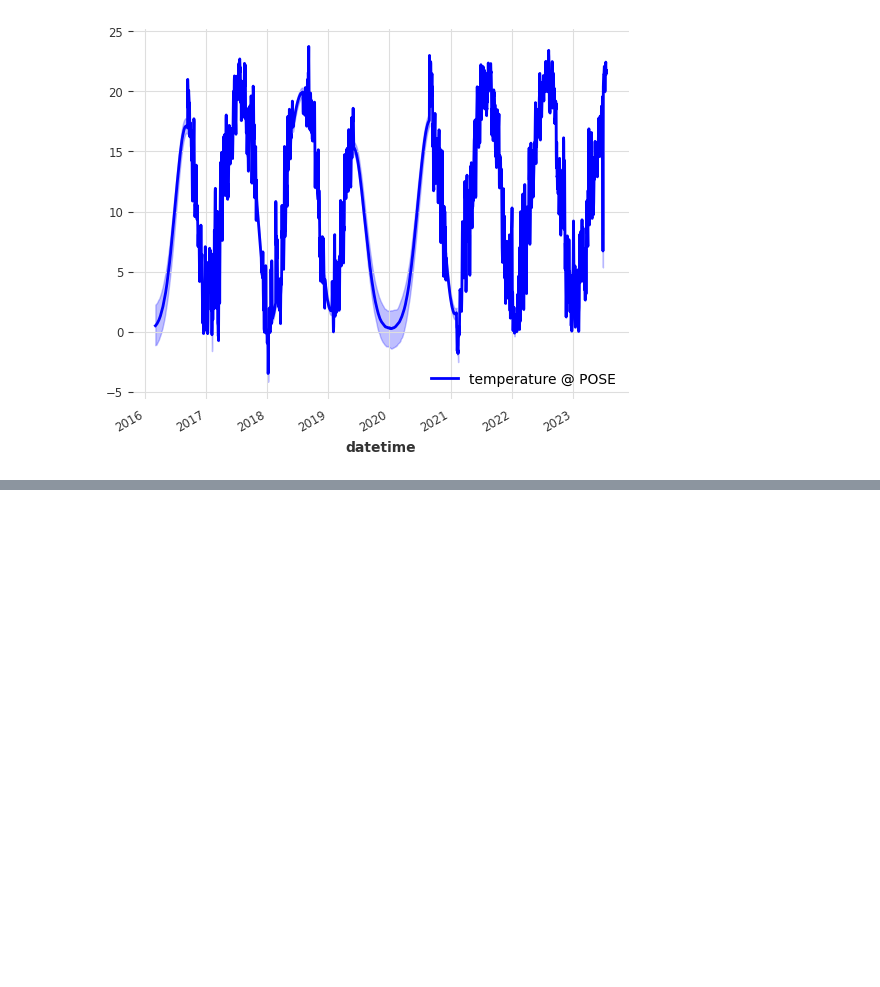
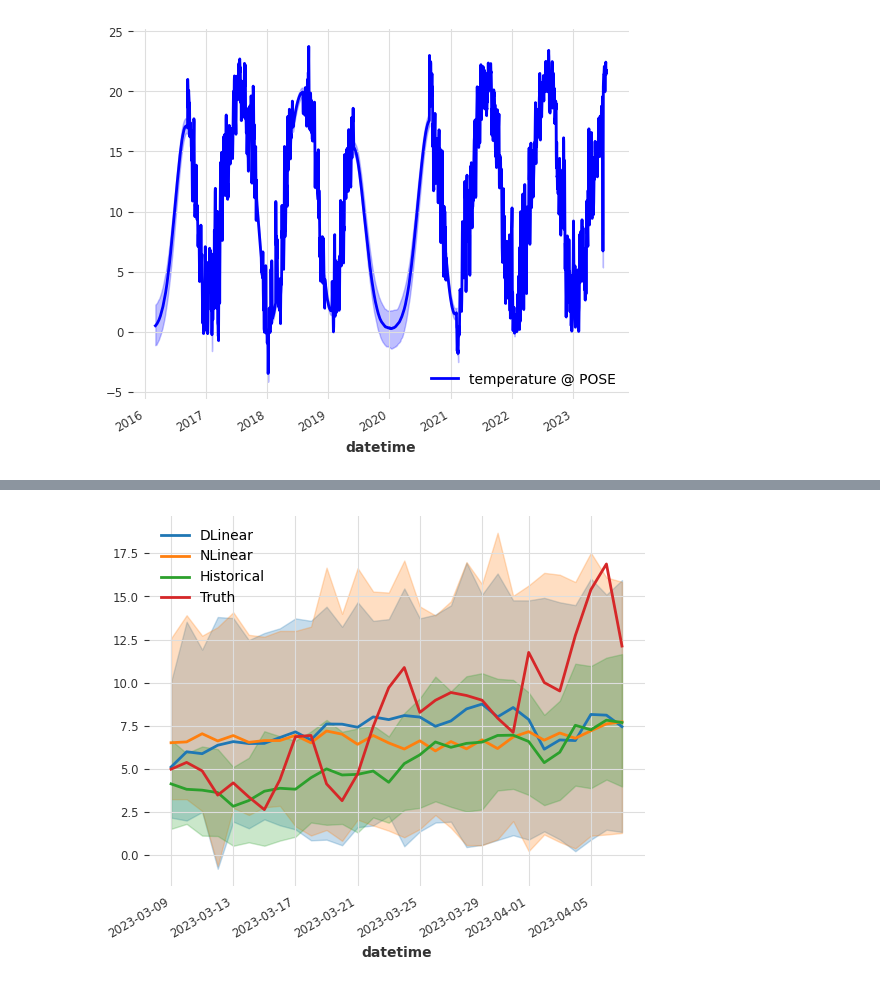
Before and after one commit to boettiger-lab/neon4cast-darts-submit, a Jupyter notebook: Plotting.ipynb, the cells around one changed output, grey strips where cells are left out. Drawn from its saved outputs; the diff is of its cells as text; code cells hidden in the pictures; blank space fills up the shorter version.

```diff
--- a/Plotting.ipynb
+++ b/Plotting.ipynb
@@ -172,0 +159,5 @@ You are transforming a stochastic TimeSeries (i.e., contains several samples). T
+# %%
+models = ["DLinear", "NLinear"]
+make_plots(models, "POSE", "temperature", data_preprocessor)
+# %% [output]
+[figure, added]
```
Also changed, not shown: parts of 4 cells of this notebook, 5 other files.
